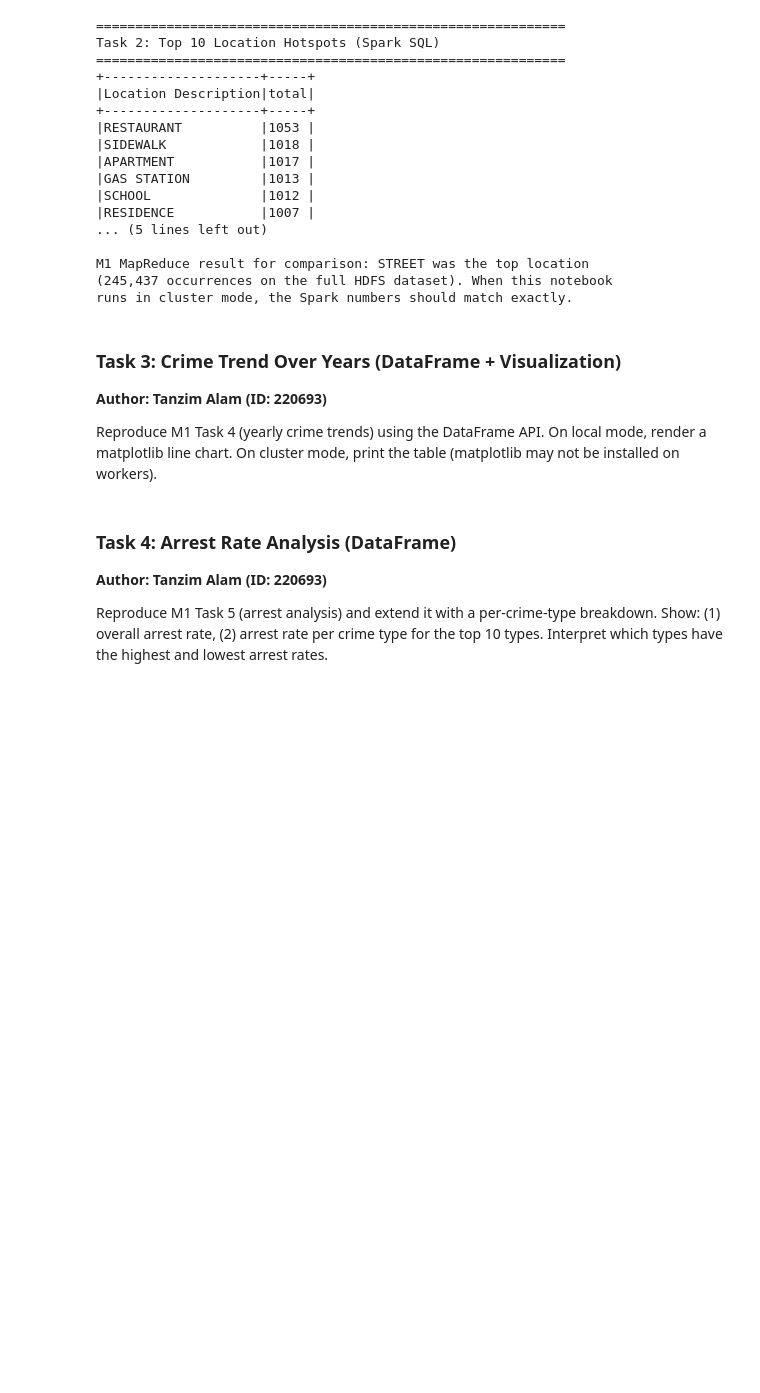
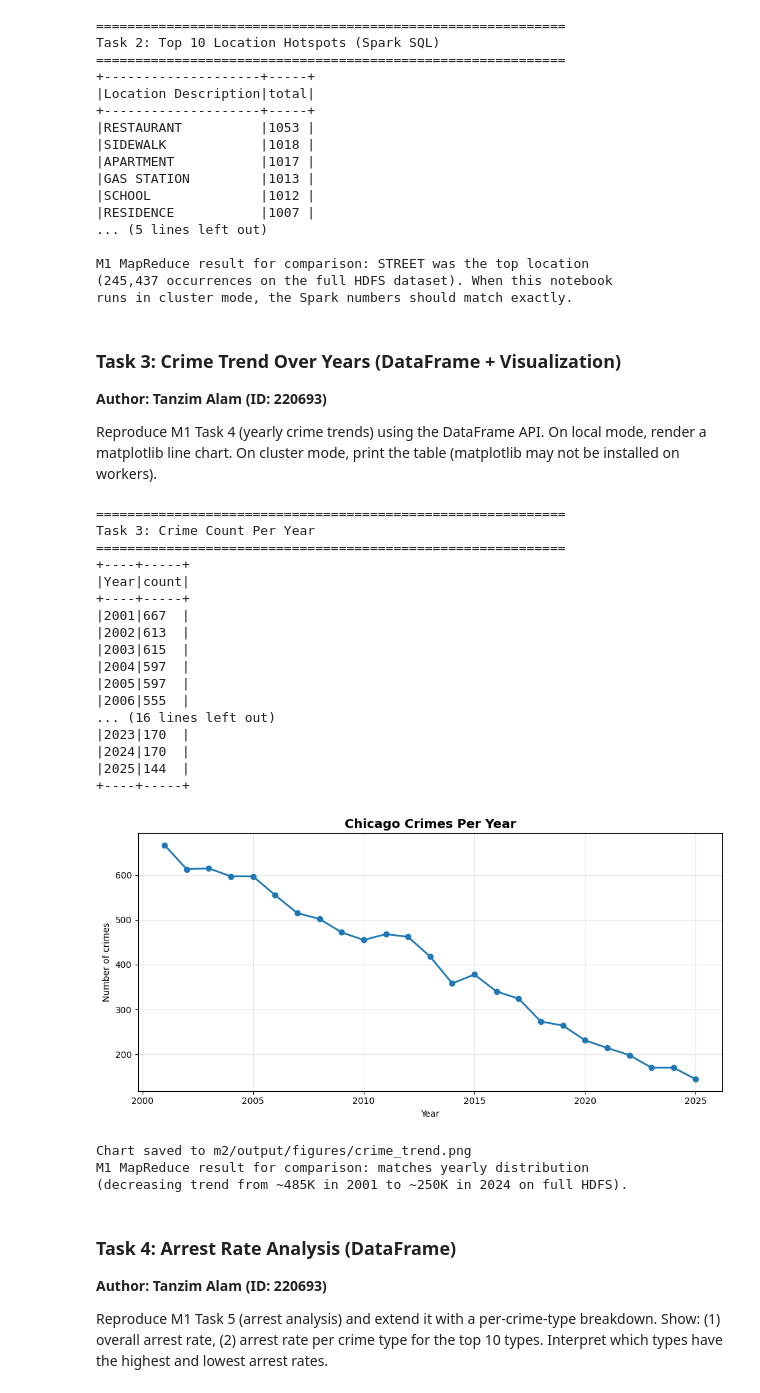
Before and after one commit to Ahmad-Fares-Mzayek/se446-project-group-chicagopd, a Jupyter notebook: m2/M2_Spark_ML_GroupChicagoPD.ipynb, the cells around one changed output. Cells and saved outputs as stored; diff of their text form; code cells hidden in the pictures; blank space fills up the shorter version.

Commit message:
tasks 3 and 4 done and ran locally

```diff
--- a/m2/M2_Spark_ML_GroupChicagoPD.ipynb
+++ b/m2/M2_Spark_ML_GroupChicagoPD.ipynb
@@ -313,13 +313,63 @@ Reproduce M1 Task 4 (yearly crime trends) using the DataFrame API. On local mode
 # %%
 # ============================================
 # Task 3: Crime Trend Over Years
 # Author: Tanzim Alam (ID: 220693)
 # ============================================
 
-# TODO (Tanzim): groupBy Year, count, orderBy Year.
-# Collect to pandas and plot with matplotlib on local;
-# print the table on cluster. Save the chart to
-# m2/output/figures/crime_trend.png if matplotlib is available.
+print("=" * 60)
+print("Task 3: Crime Count Per Year")
+print("=" * 60)
+
+yearly = (
+    df.groupBy("Year")
+      .count()
+      .orderBy("Year")
+)
+
+# Print the table first (always works, useful on cluster too)
+yearly.show(yearly.count(), truncate=False)
+
+# Plot with matplotlib if available (local mode benefit)
+try:
+    import matplotlib.pyplot as plt
+    pdf = yearly.toPandas()
+    fig, ax = plt.subplots(figsize=(10, 5))
+    ax.plot(pdf["Year"], pdf["count"], marker="o", linewidth=2)
+    ax.set_title("Chicago Crimes Per Year", fontsize=14, fontweight="bold")
+    ax.set_xlabel("Year")
+    ax.set_ylabel("Number of crimes")
+    ax.grid(True, alpha=0.3)
+    plt.tight_layout()
+    plt.savefig("../m2/output/figures/crime_trend.png", dpi=120, bbox_inches="tight")
+    plt.show()
+    print("Chart saved to m2/output/figures/crime_trend.png")
+except ImportError:
+    print("matplotlib not available, table only (cluster mode)")
+
+print("M1 MapReduce result for comparison: matches yearly distribution")
+print("(decreasing trend from ~485K in 2001 to ~250K in 2024 on full HDFS).")
+# %% [output]
+============================================================
+Task 3: Crime Count Per Year
+============================================================
++----+-----+
+|Year|count|
++----+-----+
+|2001|667  |
+|2002|613  |
+|2003|615  |
+|2004|597  |
+|2005|597  |
+|2006|555  |
+... (16 lines left out)
+|2023|170  |
+|2024|170  |
+|2025|144  |
++----+-----+
+[figure, added]
+Chart saved to m2/output/figures/crime_trend.png
+M1 MapReduce result for comparison: matches yearly distribution
+(decreasing trend from ~485K in 2001 to ~250K in 2024 on full HDFS).
 # %% [markdown]
 ### Task 4: Arrest Rate Analysis (DataFrame)
 **Author: Tanzim Alam (ID: 220693)**
```
Also changed, not shown: parts of 2 cells of this notebook, 1 other file.
